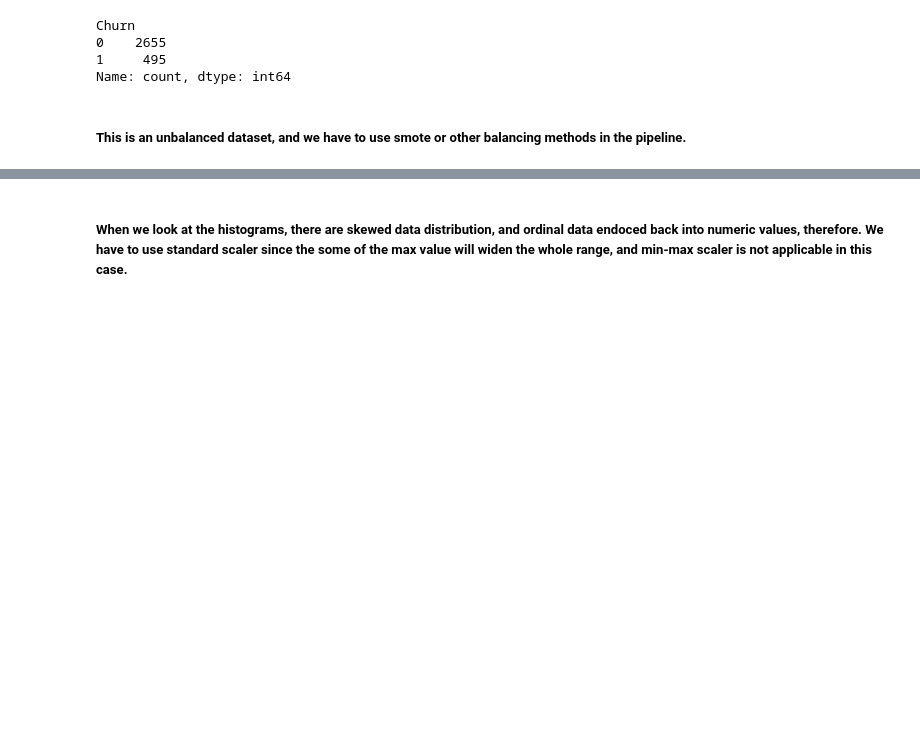
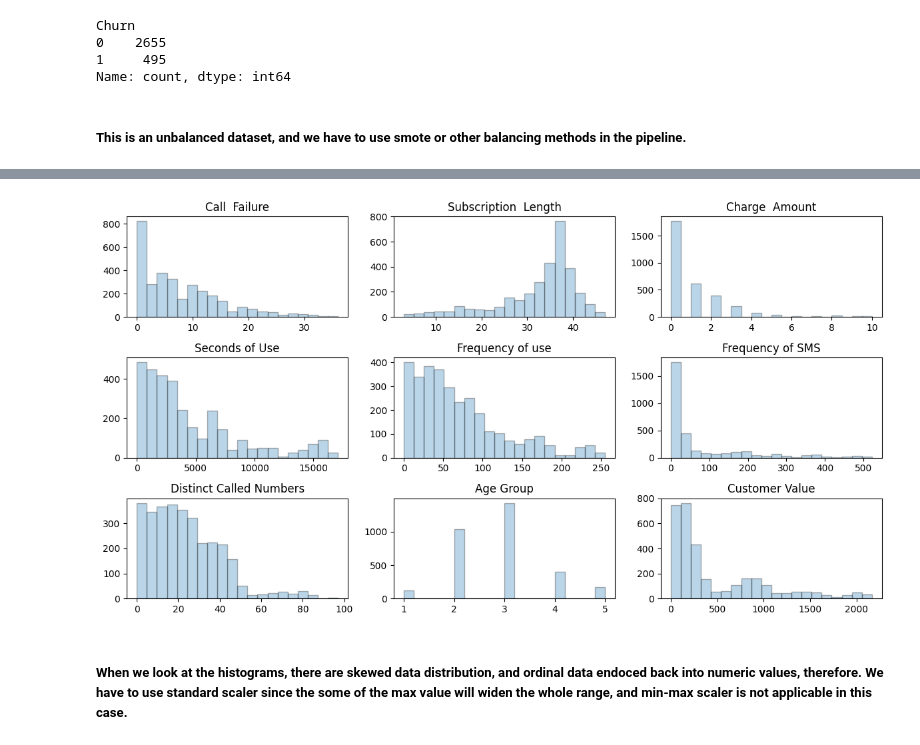
Before and after one commit to nyeinminsoe/midterm_parami_ml, a Jupyter notebook: c_churn_notebook.ipynb, the cells around one changed output, grey strips where cells are left out. Saved outputs shown, nothing was run; the diff lists cells and outputs as text; code cells hidden in the pictures; blank space fills up the shorter version.

```diff
--- a/c_churn_notebook.ipynb
+++ b/c_churn_notebook.ipynb
@@ -122,3 +106,14 @@ for i in df.columns:
+# %%
+import matplotlib.pyplot as plt
+
+# drop these columns because first 4 are binary, age is similar to age group
+exclude_cols = ['Complains', 'Status', 'Tariff Plan', 'Churn','Age']
+
+df.drop(columns=exclude_cols).iloc[:, :].hist(layout=(5, 3), figsize=(12, 10.5), bins=20, edgecolor='black', alpha=0.3, grid=False)
+plt.tight_layout()
+plt.show()
+# %% [output]
+[figure, added]
 # %% [markdown]
 ##### When we look at the histograms, there are skewed data distribution, and ordinal data endoced back into numeric values, therefore. We have to use standard scaler since the some of the max value will widen the whole range, and min-max scaler is not applicable in this case.
 # %%
```
Also changed, not shown: parts of 2 cells of this notebook.
